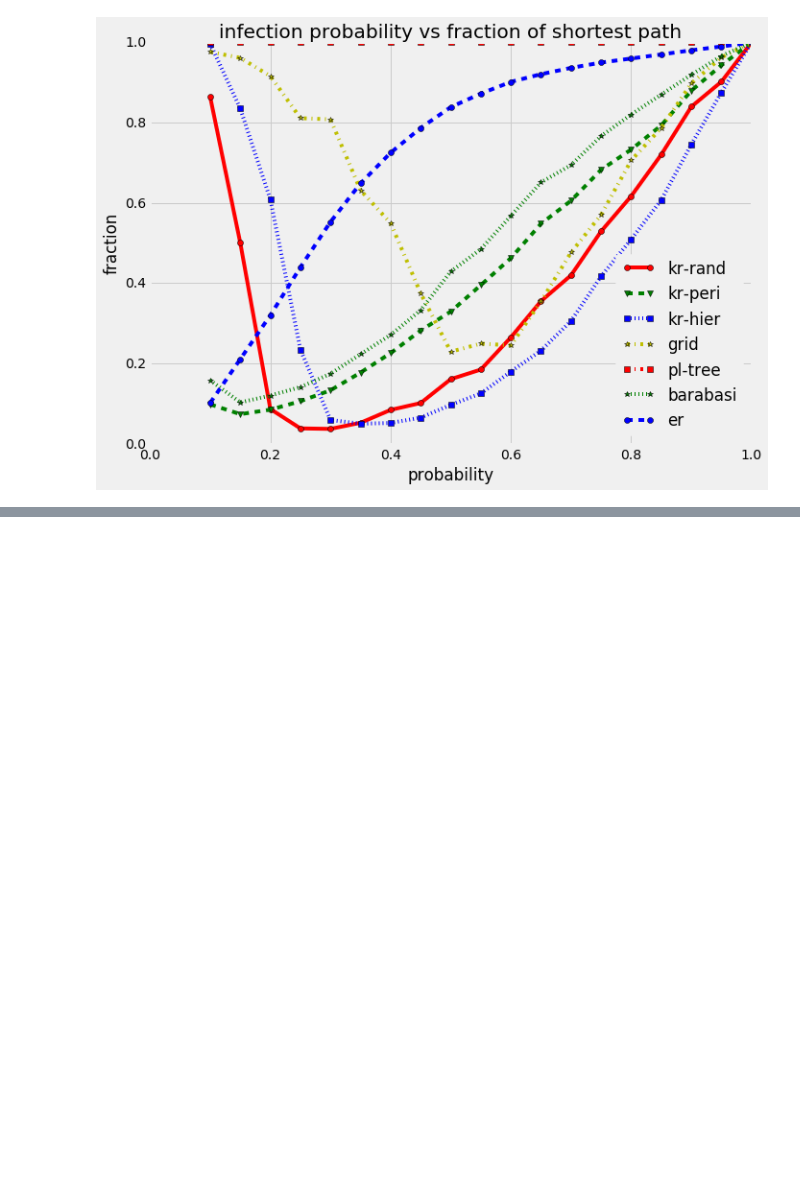
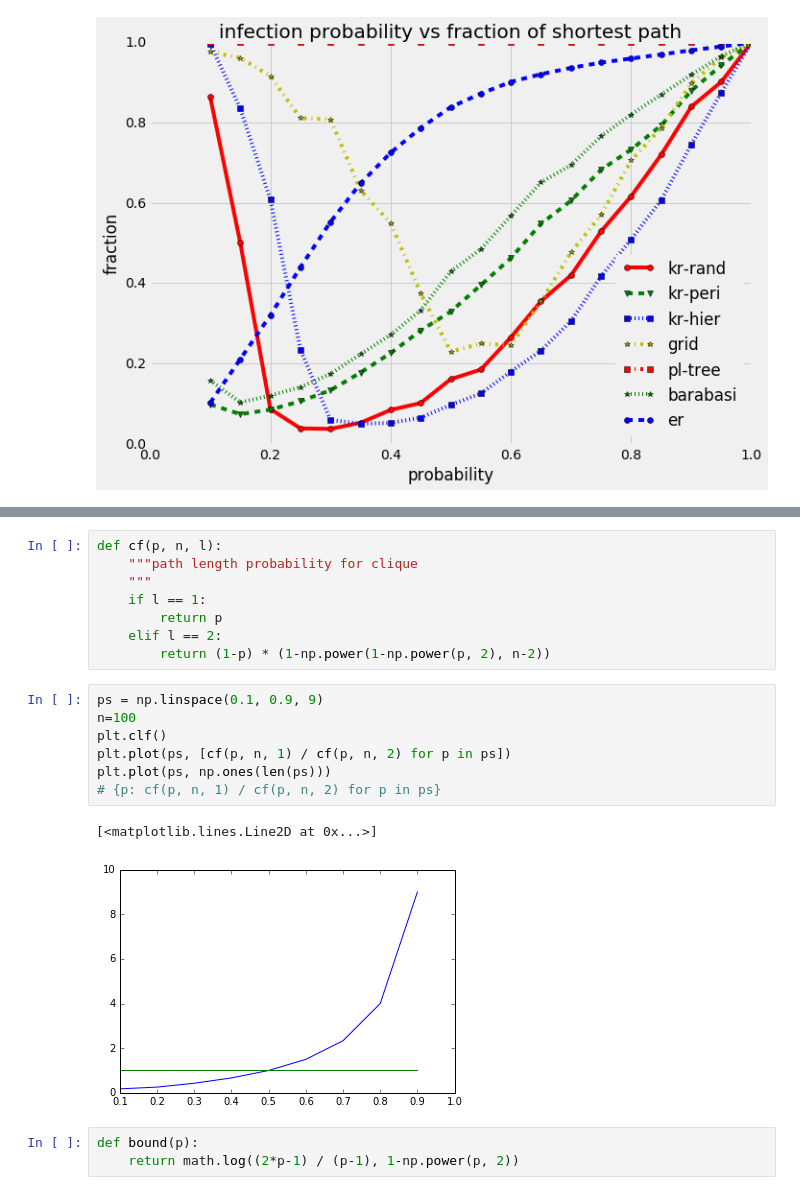
Before and after one commit to xiaohan2012/active-infection-source-finding, a Jupyter notebook: infection_probability_vs_fraction_of_shortest_path.ipynb, the cells around one changed output, grey strips where cells are left out. Cells and saved outputs as stored; diff of their text form; blank space fills up the shorter version.

```diff
--- a/infection_probability_vs_fraction_of_shortest_path.ipynb
+++ b/infection_probability_vs_fraction_of_shortest_path.ipynb
@@ -75,0 +108,21 @@ ax.set_ylabel('fraction')
+# %%
+def cf(p, n, l):
+    """path length probability for clique
+    """
+    if l == 1:
+        return p
+    elif l == 2:
+        return (1-p) * (1-np.power(1-np.power(p, 2), n-2))
+# %%
+ps = np.linspace(0.1, 0.9, 9)
+n=100
+plt.clf()
+plt.plot(ps, [cf(p, n, 1) / cf(p, n, 2) for p in ps])
+plt.plot(ps, np.ones(len(ps)))
+# {p: cf(p, n, 1) / cf(p, n, 2) for p in ps}
+# %% [output]
+[<matplotlib.lines.Line2D at 0x...>]
+[figure, added]
+# %%
+def bound(p):
+    return math.log((2*p-1) / (p-1), 1-np.power(p, 2))
```
Also changed, not shown: parts of 9 cells of this notebook, 6 other files.
